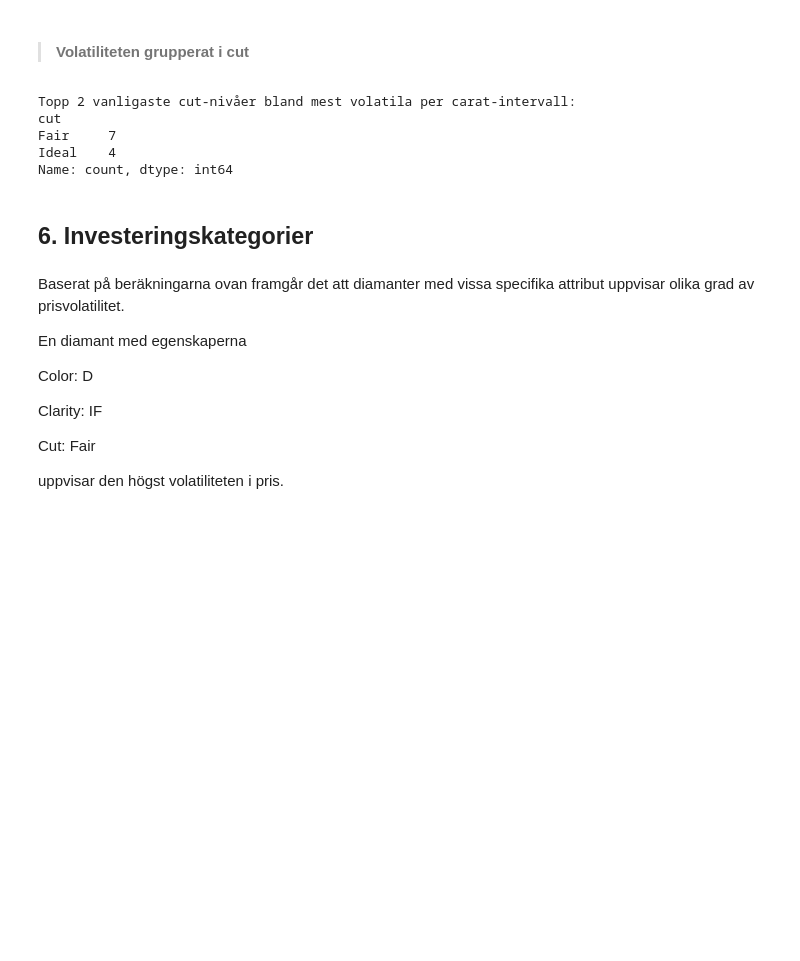
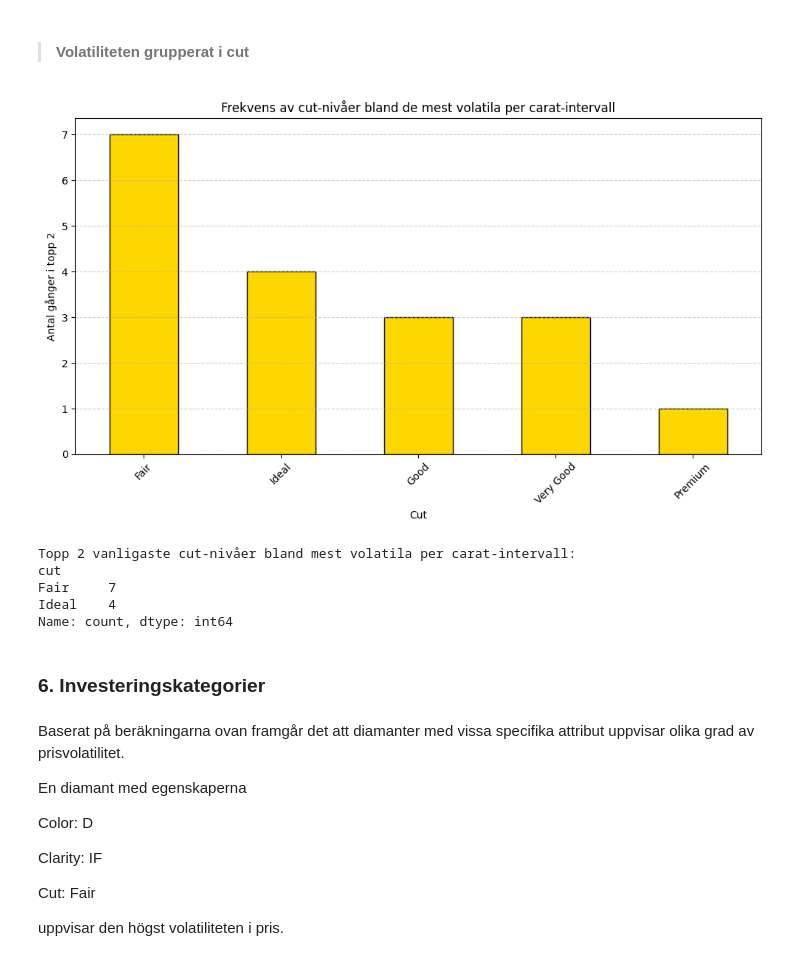
Before and after one commit to ViktorThorsen/diamantanalys, a Jupyter notebook: DiamondsKunskapsKontroll.ipynb, the cells around one changed output. Cells and saved outputs as stored; diff of their text form; code cells hidden in the pictures; blank space fills up the shorter version.

```diff
--- a/DiamondsKunskapsKontroll.ipynb
+++ b/DiamondsKunskapsKontroll.ipynb
@@ -237,31 +269,46 @@ Name: count, dtype: int64
 # %%
 nordic_df = nordic_df.copy()
 
 if 'carat_bin' not in nordic_df.columns:
     nordic_df['carat_bin'] = pd.cut(nordic_df['carat'], bins=np.arange(0.1, 1.05, 0.1))
 
 cut_volatility = nordic_df.groupby(['carat_bin', 'cut'], observed=False)['price'].agg(['mean', 'std', 'min', 'max'])
 cut_volatility['variation'] = cut_volatility['std'] / cut_volatility['mean']
 cut_volatility = cut_volatility.dropna()
 
 cut_sorted = cut_volatility.sort_values(by=['carat_bin', 'variation'], ascending=[True, False])
 
 top2_per_bin_cut = cut_sorted.groupby(level='carat_bin', observed=True).head(2)
 
 cut_frekvens = top2_per_bin_cut.reset_index()['cut'].value_counts()
 
 topp2_cut = cut_frekvens.head(2)
+# Räkna hur ofta varje cut förekommer i top2_per_bin_cut
+all_cuts = top2_per_bin_cut.reset_index()['cut'].value_counts()
 
+# Skapa stapeldiagram
+plt.figure(figsize=(10, 6))
+all_cuts.plot(kind='bar', color='gold', edgecolor='black')
+
+plt.title('Frekvens av cut-nivåer bland de mest volatila per carat-intervall')
+plt.xlabel('Cut')
+plt.ylabel('Antal gånger i topp 2')
+plt.xticks(rotation=45)
+plt.grid(axis='y', linestyle='--', alpha=0.6)
+
+plt.tight_layout()
+plt.show()
 print("Topp 2 vanligaste cut-nivåer bland mest volatila per carat-intervall:")
 print(topp2_cut)
 # %% [output]
+[figure, added]
 Topp 2 vanligaste cut-nivåer bland mest volatila per carat-intervall:
 cut
 Fair     7
 Ideal    4
 Name: count, dtype: int64
 # %% [markdown]
-## 6. Investeringskategorier
+### 6. Investeringskategorier
 # %% [markdown]
 Baserat på beräkningarna ovan framgår det att diamanter med vissa specifika attribut uppvisar olika grad av prisvolatilitet.
 
```
Also changed, not shown: parts of 16 cells of this notebook, 2 other files.
